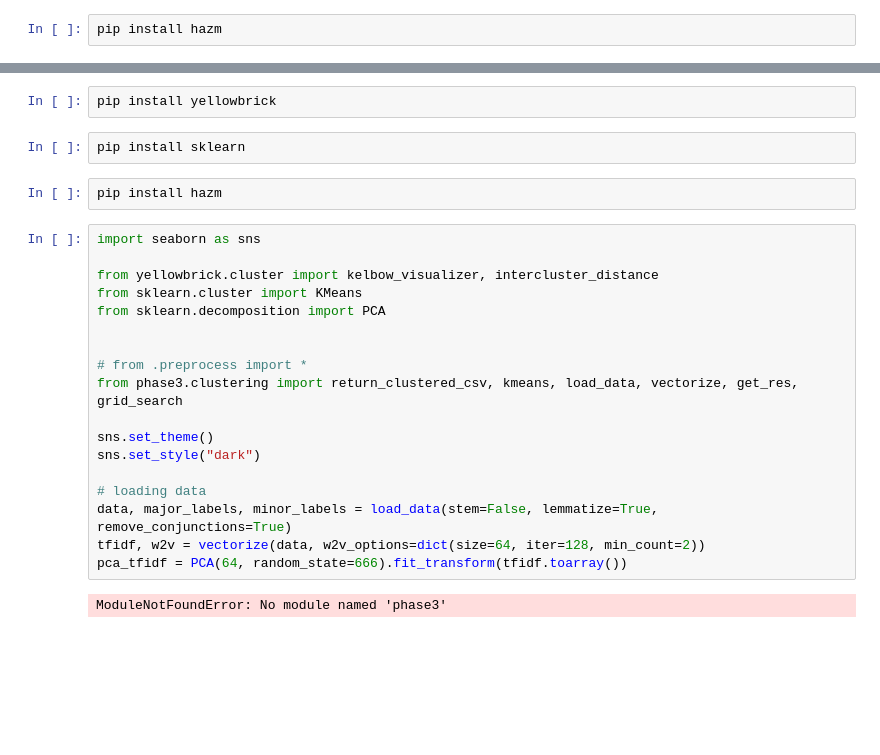
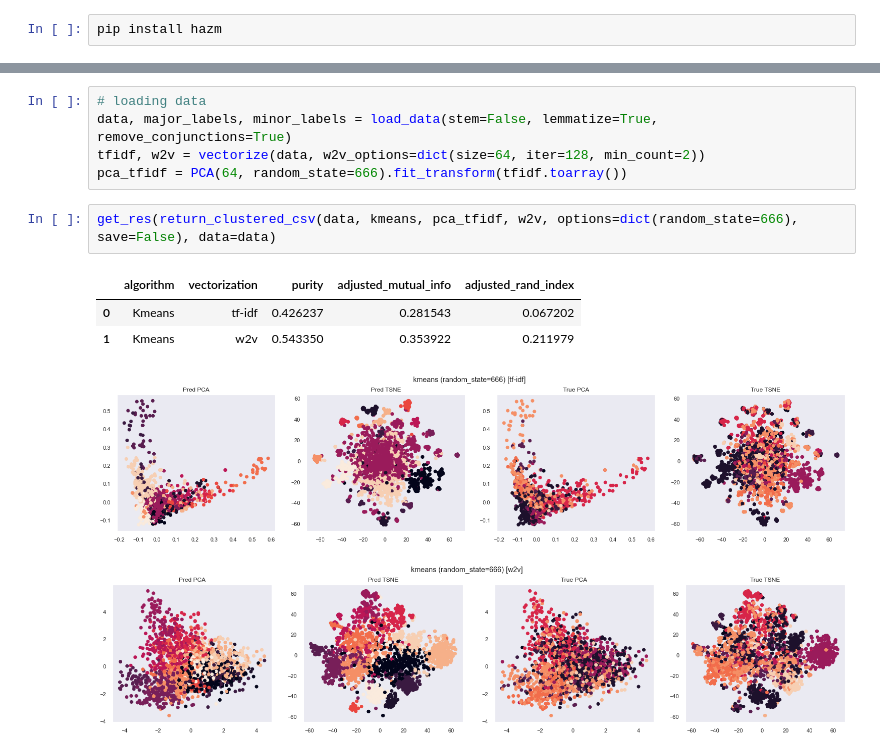
Before and after one commit to NimaFathi/CE40324-MIR, a Jupyter notebook: charts.ipynb, the cells around one changed output, grey strips where cells are left out. Saved outputs shown, nothing was run; the diff lists cells and outputs as text; blank space fills up the shorter version.

```diff
--- a/charts.ipynb
+++ b/charts.ipynb
@@ -38,26 +34,13 @@ ModuleNotFoundError: No module named 'gensim'
-# %%
-pip install yellowbrick
-# %%
-pip install sklearn
-# %%
-pip install hazm
-# %%
-import seaborn as sns
-
-from yellowbrick.cluster import kelbow_visualizer, intercluster_distance
-from sklearn.cluster import KMeans
-from sklearn.decomposition import PCA
-
-
-# from .preprocess import *
-from phase3.clustering import return_clustered_csv, kmeans, load_data, vectorize, get_res, grid_search
-
-sns.set_theme()
-sns.set_style("dark")
-
-# loading data
-data, major_labels, minor_labels = load_data(stem=False, lemmatize=True, remove_conjunctions=True)
-tfidf, w2v = vectorize(data, w2v_options=dict(size=64, iter=128, min_count=2))
-pca_tfidf = PCA(64, random_state=666).fit_transform(tfidf.toarray())
-# %% [output]
-ModuleNotFoundError: No module named 'phase3'
+# %%
+# loading data
+data, major_labels, minor_labels = load_data(stem=False, lemmatize=True, remove_conjunctions=True)
+tfidf, w2v = vectorize(data, w2v_options=dict(size=64, iter=128, min_count=2))
+pca_tfidf = PCA(64, random_state=666).fit_transform(tfidf.toarray())
+# %%
+get_res(return_clustered_csv(data, kmeans, pca_tfidf, w2v, options=dict(random_state=666), save=False), data=data)
+# %% [output]
+|  | algorithm | vectorization | purity | adjusted_mutual_info | adjusted_rand_index |
+| 0 | Kmeans | tf-idf | 0.426237 | 0.281543 | 0.067202 |
+| 1 | Kmeans | w2v | 0.543350 | 0.353922 | 0.211979 |
+[figure, added]
+[figure, added]
```
Also changed, not shown: parts of 6 cells of this notebook, 1 other file.
